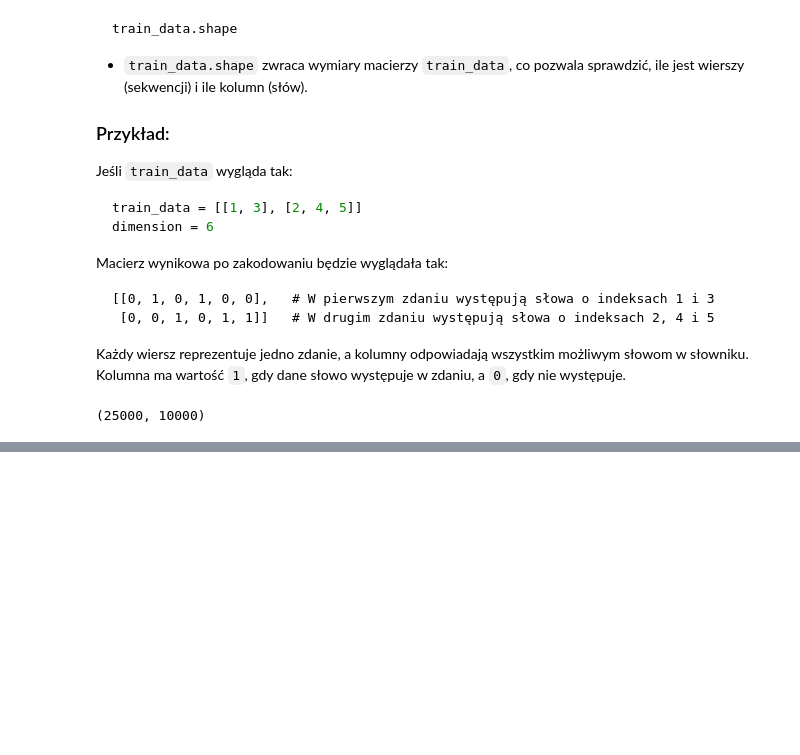
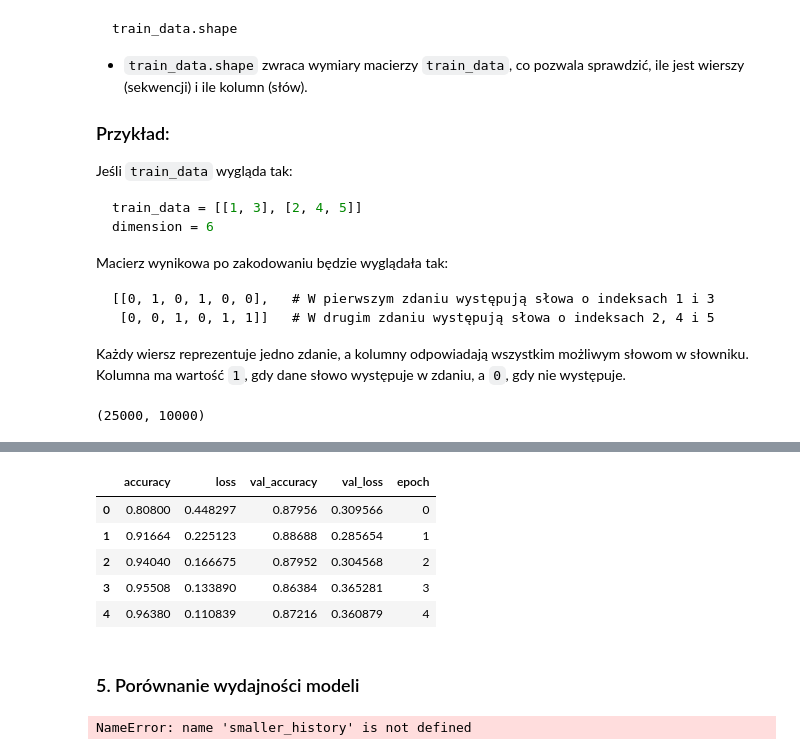
Before and after one commit to MattWroclaw/neural-networks, a Jupyter notebook: 03_keras/03_udnerfitting_overfitting.ipynb, the cells around one changed output, grey strips where cells are left out. Saved outputs shown, nothing was run; the diff lists cells and outputs as text; code cells hidden in the pictures; blank space fills up the shorter version.

Commit message:
Porównanie mdeli base/small/big

```diff
--- a/03_keras/03_udnerfitting_overfitting.ipynb
+++ b/03_keras/03_udnerfitting_overfitting.ipynb
@@ -219,0 +228,11 @@ test_data.shape
+# %%
+baseline_model = Sequential() #bazowy model
+baseline_model.add(Dense(16, activation='relu', input_shape=(NUM_WORDS,)))  # pierwsza wartstwa ukryta, 16 neuronów, f.aktywacji relu, NUM_WORDS=10 000
+baseline_model.add(Dense(16, activation='relu')) #druga warstwa ukryta, 16 neuronów, fun aktywacji relu, rozm. danych wyjściowych nie podajemy, bo kreas sam to odczyta
+baseline_model.add(Dense(1, activation='sigmoid')) # nasz model jest klas. binarną (pozytywna/negatywna), mamy 1 element, fun sigmoid zwraca p-stwo przynależności do danaj klasy 1 z 2.
+
+baseline_model.compile(optimizer='adam',
+                       loss='binary_crossentropy',
+                       metrics=['accuracy', ])
+
+baseline_model.summary()
@@ -219,0 +263,11 @@ test_data.shape
+# %%
+# Trenowanie modelu
+
+baseline_history = baseline_model.fit(
+    train_data, train_labels,
+    epochs=20,
+    batch_size=512,
+    validation_data=(test_data, test_labels)
+    )
+
+#
@@ -219,0 +399,26 @@ test_data.shape
+# %%
+hist = pd.DataFrame(baseline_history.history)
+hist['epoch'] = baseline_history.epoch
+hist.head()
+# %% [output]
+|  | accuracy | loss | val_accuracy | val_loss | epoch |
+| 0 | 0.80800 | 0.448297 | 0.87956 | 0.309566 | 0 |
+| 1 | 0.91664 | 0.225123 | 0.88688 | 0.285654 | 1 |
+| 2 | 0.94040 | 0.166675 | 0.87952 | 0.304568 | 2 |
+| 3 | 0.95508 | 0.133890 | 0.86384 | 0.365281 | 3 |
+| 4 | 0.96380 | 0.110839 | 0.87216 | 0.360879 | 4 |
+# %% [markdown]
+### <a name='a6'></a> 5. Porównanie wydajności modeli
+# %%
+import plotly.graph_objects as go
+
+fig = go.Figure()
+for name, history in zip(['smaller', 'baseline', 'bigger'], [smaller_history, baseline_history, bigger_history]):
+    hist = pd.DataFrame(history.history)
+    hist['epoch'] = history.epoch
+    fig.add_trace(go.Scatter(x=hist['epoch'], y=hist['binary_crossentropy'], name=name + '_binary_crossentropy', mode='lines+markers'))
+    fig.add_trace(go.Scatter(x=hist['epoch'], y=hist['val_binary_crossentropy'], name=name + '_val_binary_crossentropy', mode='lines+markers'))
+    fig.update_layout(xaxis_title='Epoki', yaxis_title='binary_crossentropy')
+fig.show()
+# %% [output]
+NameError: name 'smaller_history' is not defined
```
Also changed, not shown: parts of 16 cells of this notebook.
